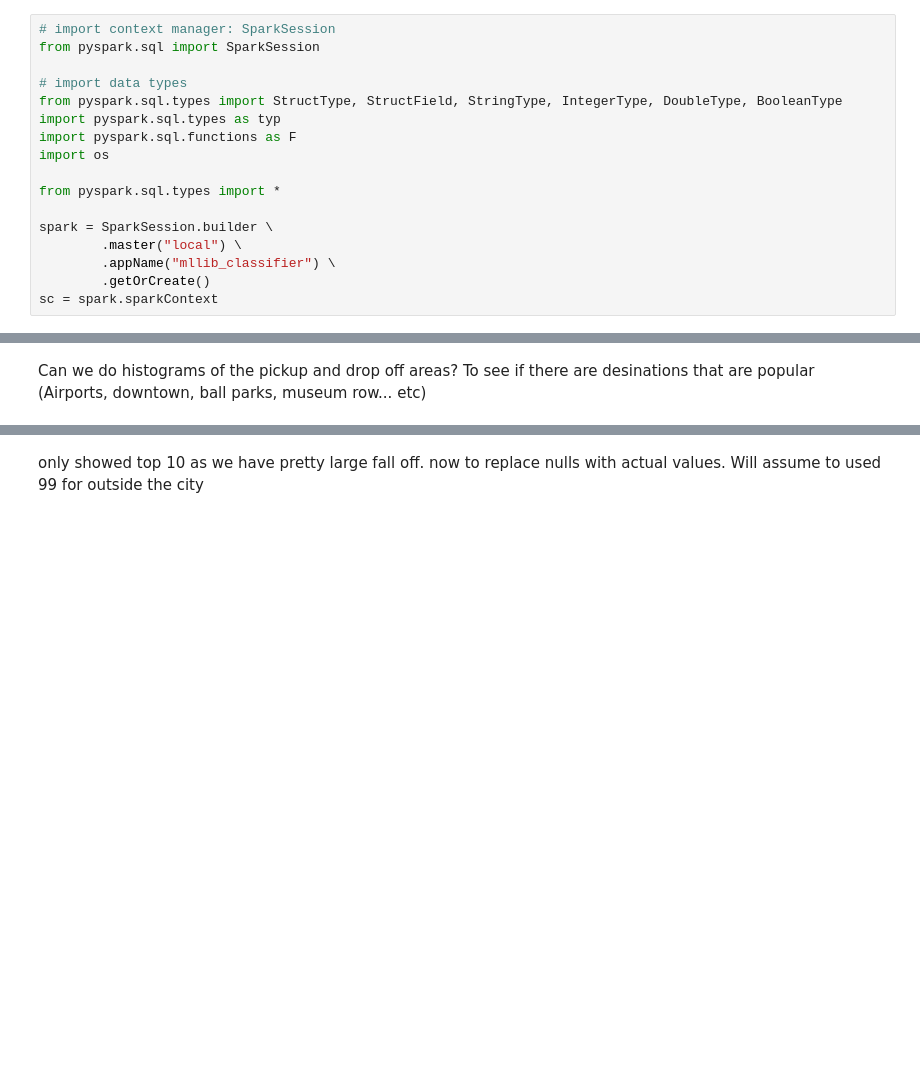
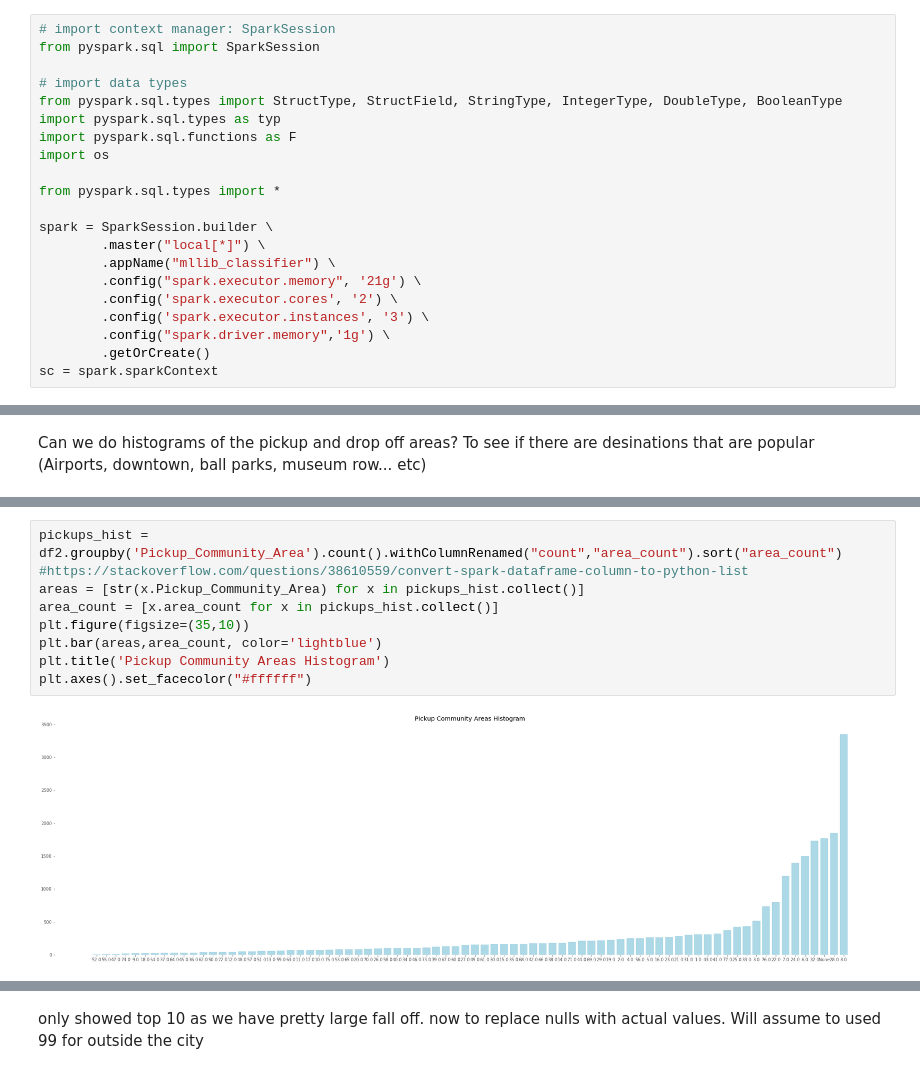
Before and after one commit to Parsons-Sam/DS5559-project, a Jupyter notebook: final_project_start.ipynb, the cells around one changed output, grey strips where cells are left out. Drawn from its saved outputs; the diff is of its cells as text; blank space fills up the shorter version.

```diff
--- a/final_project_start.ipynb
+++ b/final_project_start.ipynb
@@ -58,8 +58,12 @@ import os
 from pyspark.sql.types import *
 
 spark = SparkSession.builder \
-        .master("local") \
+        .master("local[*]") \
         .appName("mllib_classifier") \
+        .config("spark.executor.memory", '21g') \
+        .config('spark.executor.cores', '2') \
+        .config('spark.executor.instances', '3') \
+        .config("spark.driver.memory",'1g') \
         .getOrCreate()
 sc = spark.sparkContext
 # %%
@@ -249,0 +318,11 @@ df2.groupby('Pickup_Community_Area').count().show(80)
+# %%
+pickups_hist = df2.groupby('Pickup_Community_Area').count().withColumnRenamed("count","area_count").sort("area_count")
+#https://stackoverflow.com/questions/38610559/convert-spark-dataframe-column-to-python-list
+areas = [str(x.Pickup_Community_Area) for x in pickups_hist.collect()]
+area_count = [x.area_count for x in pickups_hist.collect()]
+plt.figure(figsize=(35,10))
+plt.bar(areas,area_count, color='lightblue')
+plt.title('Pickup Community Areas Histogram')
+plt.axes().set_facecolor("#ffffff")
+# %% [output]
+[figure, added]
```
Also changed, not shown: parts of 27 cells of this notebook.
